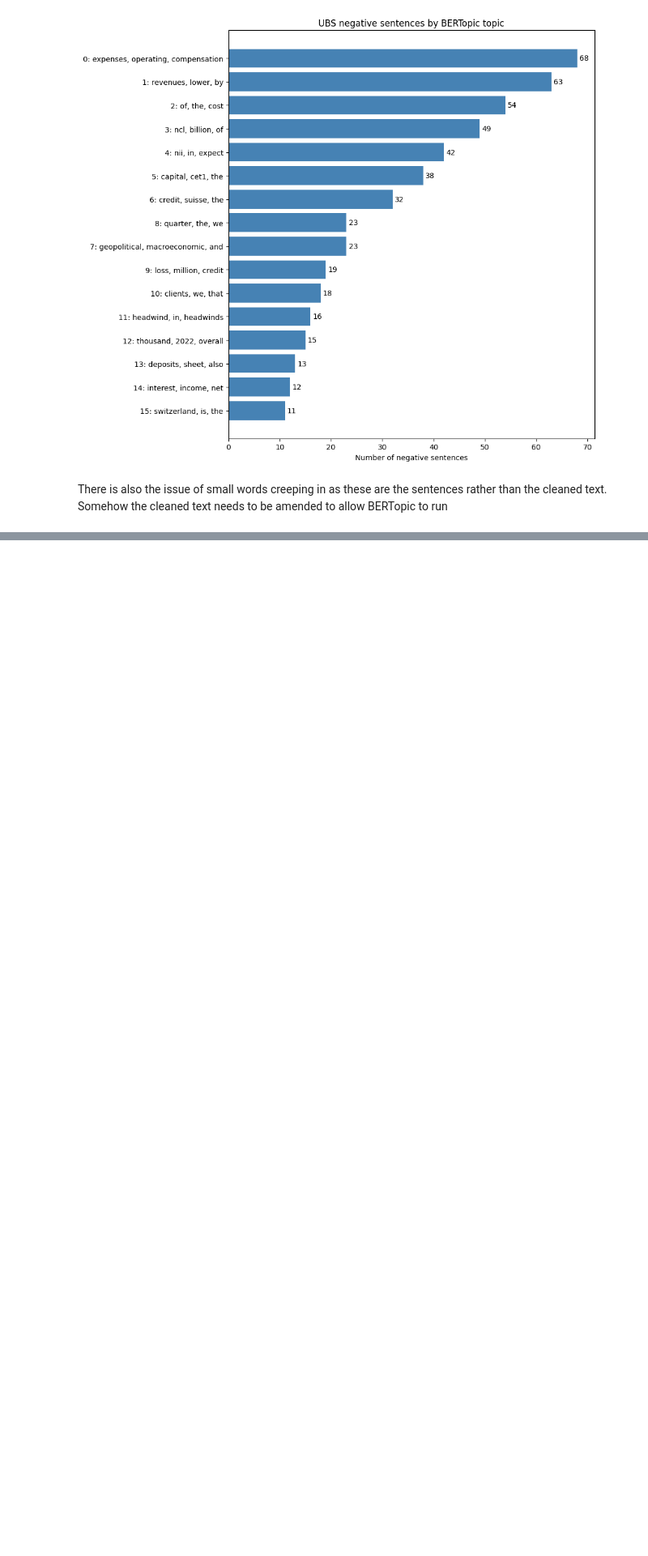
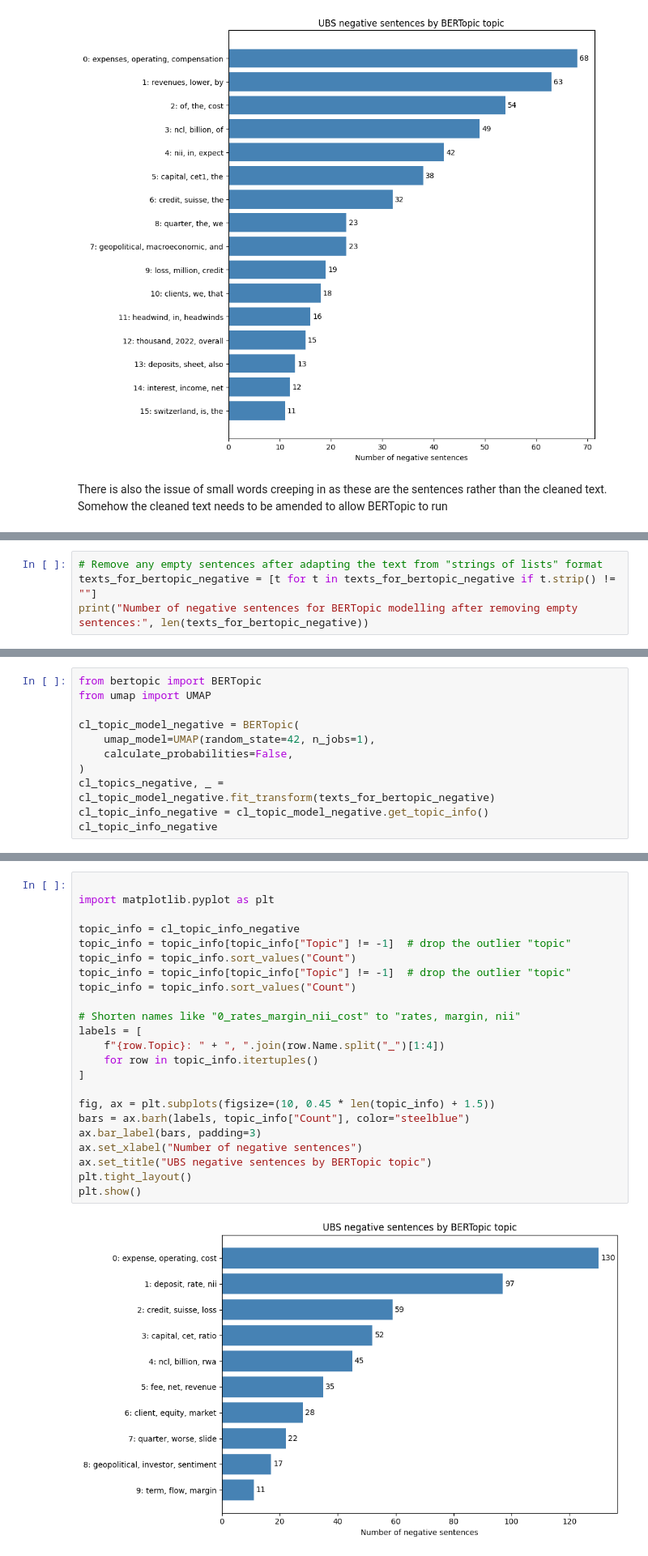
Before and after one commit to maybebool/boe-financial-analysis, a Jupyter notebook: notebooks/rachel/All_in_one/BERTopic_Test/BERTopic_Test_UBS.ipynb, the cells around one changed output, grey strips where cells are left out. Shown at 81% size. Saved outputs shown, nothing was run; the diff lists cells and outputs as text; blank space fills up the shorter version.

Commit message:
Amended BERTopic test for UBS

```diff
--- a/notebooks/rachel/All_in_one/BERTopic_Test/BERTopic_Test_UBS.ipynb
+++ b/notebooks/rachel/All_in_one/BERTopic_Test/BERTopic_Test_UBS.ipynb
@@ -183,0 +200,4 @@ texts_for_bertopic_negative = [" ".join(ast.literal_eval(t)) for t in negative_d
+# %%
+# Remove any empty sentences after adapting the text from "strings of lists" format
+texts_for_bertopic_negative = [t for t in texts_for_bertopic_negative if t.strip() != ""]
+print("Number of negative sentences for BERTopic modelling after removing empty sentences:", len(texts_for_bertopic_negative))
@@ -190,0 +209,11 @@ Error:
+# %%
+from bertopic import BERTopic
+from umap import UMAP
+
+cl_topic_model_negative = BERTopic(
+    umap_model=UMAP(random_state=42, n_jobs=1),
+    calculate_probabilities=False,
+)
+cl_topics_negative, _ = cl_topic_model_negative.fit_transform(texts_for_bertopic_negative)
+cl_topic_info_negative = cl_topic_model_negative.get_topic_info()
+cl_topic_info_negative
@@ -191,3 +233,28 @@ Error:
+# %%
+
+import matplotlib.pyplot as plt
+
+topic_info = cl_topic_info_negative
+topic_info = topic_info[topic_info["Topic"] != -1]  # drop the outlier "topic"
+topic_info = topic_info.sort_values("Count")
+topic_info = topic_info[topic_info["Topic"] != -1]  # drop the outlier "topic"
+topic_info = topic_info.sort_values("Count")
+
+# Shorten names like "0_rates_margin_nii_cost" to "rates, margin, nii"
+labels = [
+    f"{row.Topic}: " + ", ".join(row.Name.split("_")[1:4])
+    for row in topic_info.itertuples()
+]
+
+fig, ax = plt.subplots(figsize=(10, 0.45 * len(topic_info) + 1.5))
+bars = ax.barh(labels, topic_info["Count"], color="steelblue")
+ax.bar_label(bars, padding=3)
+ax.set_xlabel("Number of negative sentences")
+ax.set_title("UBS negative sentences by BERTopic topic")
+plt.tight_layout()
+plt.show()
+# %% [output]
+[figure, added]
 # %% [markdown]
 ## Comparison to Jack's work
 Jack seems to have plotted the top 3 topics by bank per quarter as a vertical graph.
```
Also changed, not shown: parts of 28 cells of this notebook.
